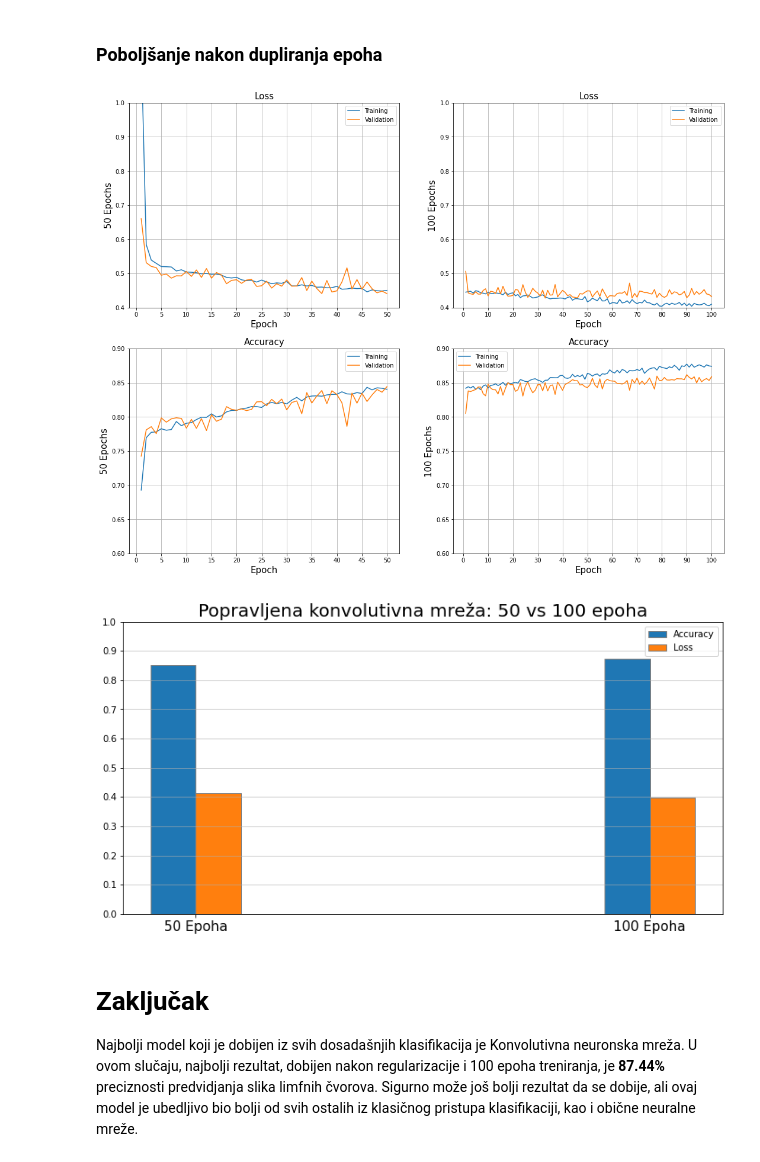
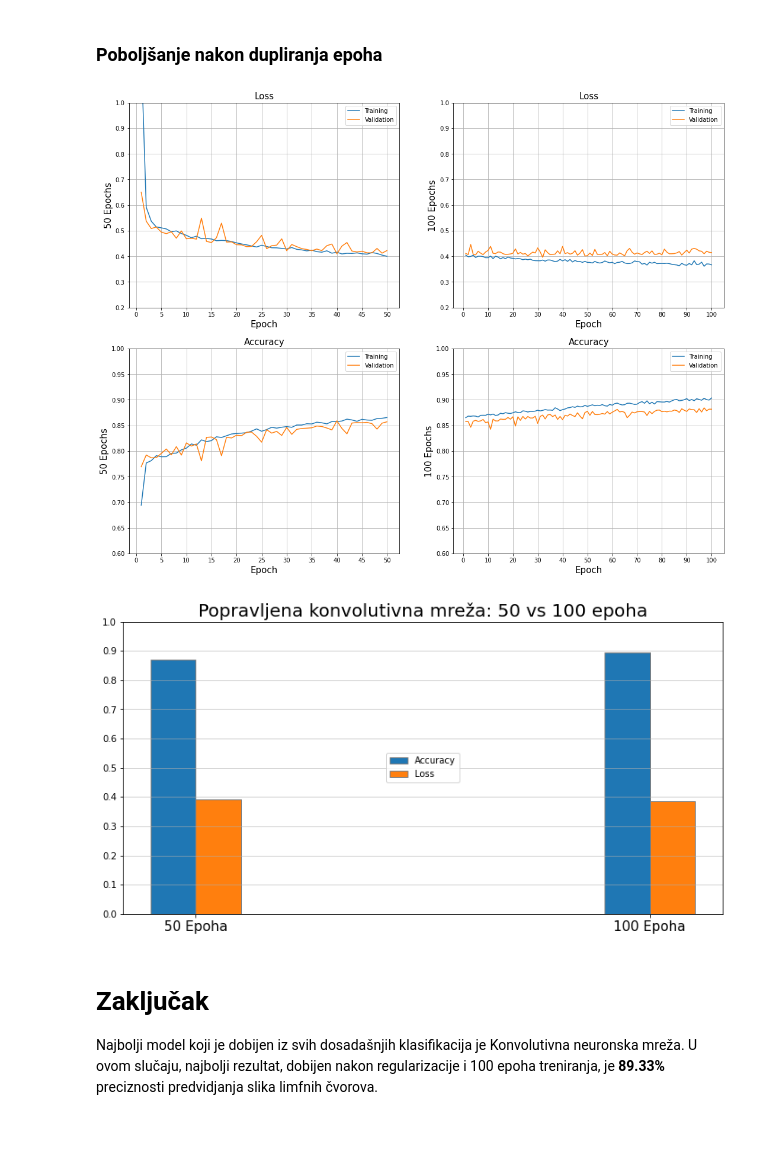
Before and after one commit to apekovic/ml-lymph-node-classification, a Jupyter notebook: 02_duboki_pristup_klasifikaciji.ipynb, the cells around one changed output. Cells and saved outputs as stored; diff of their text form; code cells hidden in the pictures; blank space fills up the shorter version.

Commit message:
poboljsani regularizovani modeli i povecana tacnost na 89.33%

```diff
--- a/02_duboki_pristup_klasifikaciji.ipynb
+++ b/02_duboki_pristup_klasifikaciji.ipynb
@@ -781,12 +781,12 @@ cnn2 = Sequential([Input(shape=[96,96,3]),
                    MaxPool2D(pool_size=2, strides=2),
                    Conv2D(filters=32, kernel_size=3, activation='relu'),
                    MaxPool2D(pool_size=2, strides=2),
-                   Dropout(0.25),
+                   Dropout(0.4),
                    Flatten(),
                    Dense(128, activation='relu', kernel_regularizer=l2(l2=0.01)),
-                   Dropout(0.5),
+                   Dropout(0.3),
                    Dense(64, activation='relu', kernel_regularizer=l2(l2=0.01)),
-                   Dropout(0.5),
+                   Dropout(0.2),
                    Dense(1, activation='sigmoid')])
 # %% [markdown]
 ### Opis mreže
@@ -1162,7 +1162,7 @@ plt.plot(np.arange(1, 51), history_cnn2.history['val_loss'], label='Validation')
 plt.title('Loss', size=15)
 plt.xlabel('Epoch', size=15)
 plt.ylabel('50 Epochs', size=15)
-plt.ylim(0.4,1)
+plt.ylim(0.2,1)
 plt.xticks(np.arange(0,51,5))
 plt.grid()
 plt.legend()
@@ -1175,47 +1175,44 @@ plt.plot(np.arange(1, 101), history_cnn3.history['val_loss'], label='Validation'
 plt.title('Loss', size=15)
 plt.xlabel('Epoch', size=15)
 plt.ylabel('100 Epochs', size=15)
-plt.ylim(0.4,1)
+plt.ylim(0.2,1)
 plt.xticks(np.arange(0,101,10))
 plt.grid()
 plt.legend()
 
 
 
 plt.subplot(2, 2, 3)
 
 plt.plot(np.arange(1, 51), history_cnn2.history['accuracy'], label='Training')
 plt.plot(np.arange(1, 51), history_cnn2.history['val_accuracy'], label='Validation')
 plt.title('Accuracy', size=15)
 plt.xlabel('Epoch', size=15)
 plt.ylabel('50 Epochs', size=15)
-plt.ylim(0.6,0.9)
+plt.ylim(0.6,1)
 plt.xticks(np.arange(0,51,5))
 plt.grid()
 plt.legend()
 
 plt.subplot(2, 2, 4)
 
 plt.plot(np.arange(1, 101), history_cnn3.history['accuracy'], label='Training')
 plt.plot(np.arange(1, 101), history_cnn3.history['val_accuracy'], label='Validation')
 plt.title('Accuracy', size=15)
 plt.xlabel('Epoch', size=15)
 plt.ylabel('100 Epochs', size=15)
-plt.ylim(0.6,0.9)
+plt.ylim(0.6,1)
 plt.xticks(np.arange(0,101,10))
 plt.grid()
 plt.legend()
 
 plt.savefig('assets/pictures/9.DM_final_CNN_comparisson_100_vs_50_epochs_zoomed.jpg')
 
 
 plt.show()
 # %% [output]
-[figure, old version]
+[figure, new version]
 # %%
-test_scores_cnn2
-test_scores_cnn_f
-
 labels = ["50 Epoha", "100 Epoha"]
 losses = [test_scores_cnn2[0], test_scores_cnn_f[0]]
 accs = [test_scores_cnn2[1], test_scores_cnn_f[1]]
@@ -1235,15 +1232,14 @@ for i in range(len(move)):
 plt.xticks(x_axis, labels, size = 15)
 plt.yticks(np.linspace(0, upper_y_lim,(upper_y_lim+1)*5+1))
 
-plt.legend(val_labels)
+plt.legend(val_labels, loc='center')
 plt.grid(axis = 'y', linewidth = 0.5)
 
 plt.savefig('assets/pictures/10.DM_final_CNN_eval_comparisson_100_vs_50_epochs.jpg')
 
 plt.show()
 # %% [output]
-[figure, old version]
+[figure, new version]
 # %% [markdown]
 # Zaključak
-Najbolji model koji je dobijen iz svih dosadašnjih klasifikacija je Konvolutivna neuronska mreža. U ovom slučaju, najbolji rezultat, dobijen nakon regularizacije i 100 epoha treniranja, je **87.44%** preciznosti predvidjanja slika limfnih čvorova.
-Sigurno može još bolji rezultat da se dobije, ali ovaj model je ubedljivo bio bolji od svih ostalih iz klasičnog pristupa klasifikaciji, kao i obične neuralne mreže.
+Najbolji model koji je dobijen iz svih dosadašnjih klasifikacija je Konvolutivna neuronska mreža. U ovom slučaju, najbolji rezultat, dobijen nakon regularizacije i 100 epoha treniranja, je **89.33%** preciznosti predvidjanja slika limfnih čvorova.
```
Also changed, not shown: parts of 32 cells of this notebook.
